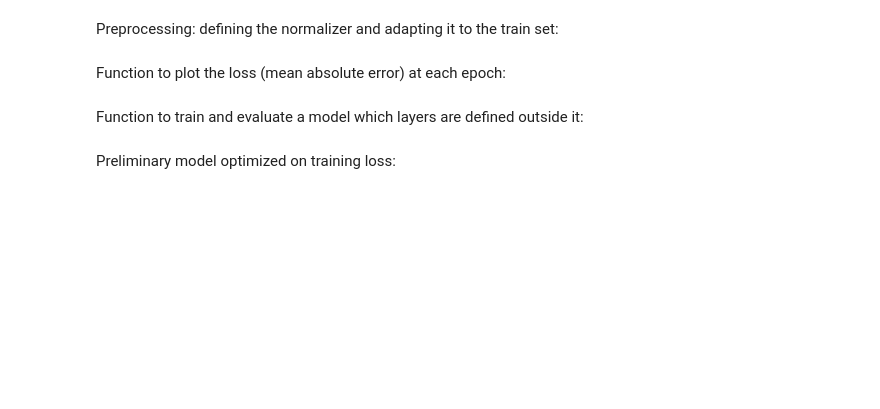
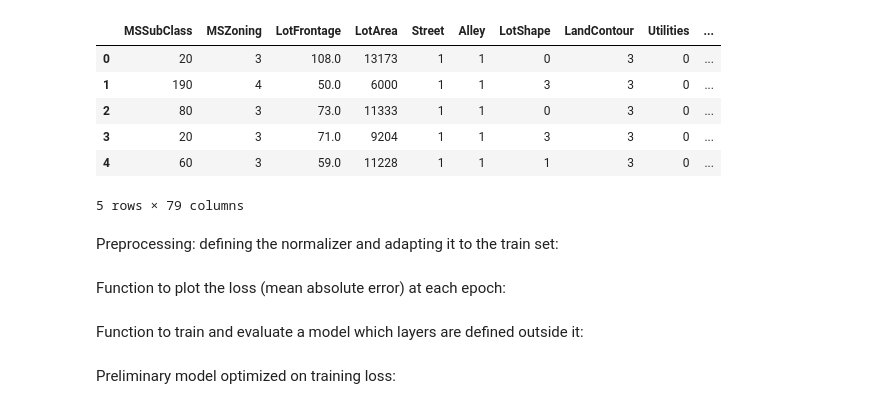
Before and after one commit to Brammetje23/Project-X, a Jupyter notebook: NN.ipynb, the cells around one changed output. Drawn from its saved outputs; the diff is of its cells as text; code cells hidden in the pictures; blank space fills up the shorter version.

```diff
--- a/NN.ipynb
+++ b/NN.ipynb
@@ -16,7 +16,17 @@ print(tf.__version__)
 # %%
 from data_processing import import_and_clean_train, label_encoding
 
 train_X, test_X, train_y, test_y, labels_dict = import_and_clean_train('train', label_encoding)
+
+train_X.head()
+# %% [output]
+|  | MSSubClass | MSZoning | LotFrontage | LotArea | Street | Alley | LotShape | LandContour | Utilities | ... |
+| 0 | 20 | 3 | 108.0 | 13173 | 1 | 1 | 0 | 3 | 0 | ... |
+| 1 | 190 | 4 | 50.0 | 6000 | 1 | 1 | 3 | 3 | 0 | ... |
+| 2 | 80 | 3 | 73.0 | 11333 | 1 | 1 | 0 | 3 | 0 | ... |
+| 3 | 20 | 3 | 71.0 | 9204 | 1 | 1 | 3 | 3 | 0 | ... |
+| 4 | 60 | 3 | 59.0 | 11228 | 1 | 1 | 1 | 3 | 0 | ... |
+5 rows × 79 columns
 # %%
 # Converting the data to arrays
 train_X = np.array(train_X)
```
Also changed, not shown: parts of 12 cells of this notebook.
